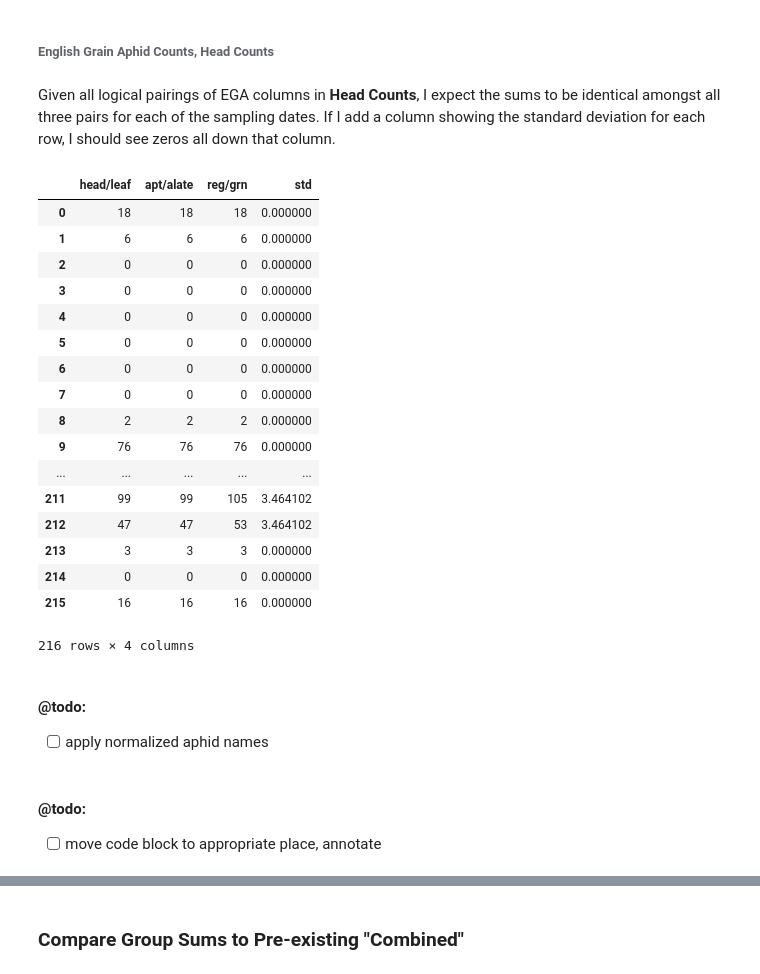
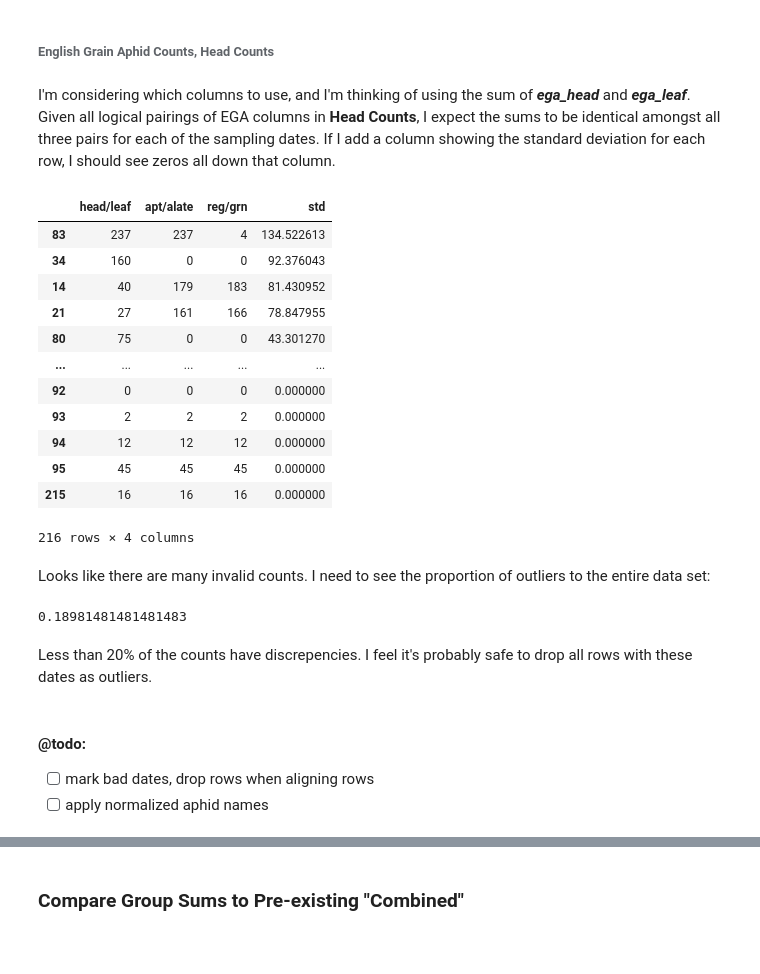
Before and after one commit to devvyn/aafc-field-data, a Jupyter notebook: notebook/projects/2016-sweep-vs-tiller/2016-sweep-vs-tiller.ipynb, the cells around one changed output, grey strips where cells are left out. Saved outputs shown, nothing was run; the diff lists cells and outputs as text; code cells hidden in the pictures; blank space fills up the shorter version.

```diff
--- a/notebook/projects/2016-sweep-vs-tiller/2016-sweep-vs-tiller.ipynb
+++ b/notebook/projects/2016-sweep-vs-tiller/2016-sweep-vs-tiller.ipynb
@@ -737,7 +737,7 @@ sheets_to_compare = {
     'Sheet2': s2,
 }
 sheet_names = sheets_to_compare.keys()
-hc, s2 = sheets_to_compare.values()
+# hc, s2 = sheets_to_compare.values()
 # %% [markdown]
 ## Compare Columns
 # %% [markdown]
@@ -1713,47 +1692,49 @@ Greenbugs will be much simpler, given that I'll be cross referencing one simple
 # %% [markdown]
 ###### English Grain Aphid Counts, **Head Counts**
 # %% [markdown]
+I'm considering which columns to use, and I'm thinking of using the sum of ***ega_head*** and ***ega_leaf***.
 Given all logical pairings of EGA columns in **Head Counts**, I expect the sums to be identical amongst all three pairs for each of the sampling dates. If I add a column showing the standard deviation for each row, I should see zeros all down that column.
 # %%
 hc_ega_sums = pandas.concat(
     (
         (hc['ega_head'] + hc['ega_leaf']),
         (hc['ega_apt'] + hc['ega_alate']),
         (hc['ega_red'] + hc['ega_grn']),
     ),
     axis='columns',
     keys=['head/leaf', 'apt/alate', 'reg/grn',],
 )
 hc_ega_sums['std'] = hc_ega_sums.std(
     axis='columns',
 )
 
-pandas.options.display.max_rows = 20
+pandas.options.display.max_rows = 10
 
-hc_ega_sums
+hc_ega_sums.sort_values('std', ascending=False,)
 # %% [output]
 |  | head/leaf | apt/alate | reg/grn | std |
-| 0 | 18 | 18 | 18 | 0.000000 |
-| 1 | 6 | 6 | 6 | 0.000000 |
-| 2 | 0 | 0 | 0 | 0.000000 |
-| 3 | 0 | 0 | 0 | 0.000000 |
-| 4 | 0 | 0 | 0 | 0.000000 |
-| 5 | 0 | 0 | 0 | 0.000000 |
-| 6 | 0 | 0 | 0 | 0.000000 |
-| 7 | 0 | 0 | 0 | 0.000000 |
-| 8 | 2 | 2 | 2 | 0.000000 |
-| 9 | 76 | 76 | 76 | 0.000000 |
+| 83 | 237 | 237 | 4 | 134.522613 |
+| 34 | 160 | 0 | 0 | 92.376043 |
+| 14 | 40 | 179 | 183 | 81.430952 |
+| 21 | 27 | 161 | 166 | 78.847955 |
+| 80 | 75 | 0 | 0 | 43.301270 |
 | ... | ... | ... | ... | ... |
-| 211 | 99 | 99 | 105 | 3.464102 |
-| 212 | 47 | 47 | 53 | 3.464102 |
-| 213 | 3 | 3 | 3 | 0.000000 |
-| 214 | 0 | 0 | 0 | 0.000000 |
+| 92 | 0 | 0 | 0 | 0.000000 |
+| 93 | 2 | 2 | 2 | 0.000000 |
+| 94 | 12 | 12 | 12 | 0.000000 |
+| 95 | 45 | 45 | 45 | 0.000000 |
 | 215 | 16 | 16 | 16 | 0.000000 |
 216 rows × 4 columns
+# %% [markdown]
+Looks like there are many invalid counts. I need to see the proportion of outliers to the entire data set:
+# %%
+len(hc_ega_sums[hc_ega_sums['std'] > 0]) / len(hc_ega_sums)
+# %% [output]
+0.18981481481481483
+# %% [markdown]
+Less than 20% of the counts have discrepencies. I feel it's probably safe to drop all rows with these dates as outliers.
 # %% [markdown]
 #### @todo:
+
+- [ ] mark bad dates, drop rows when aligning rows
 - [ ] apply normalized aphid names
-# %% [markdown]
-#### @todo:
-
-- [ ] move code block to appropriate place, annotate
```
Also changed, not shown: parts of 12 cells of this notebook.
